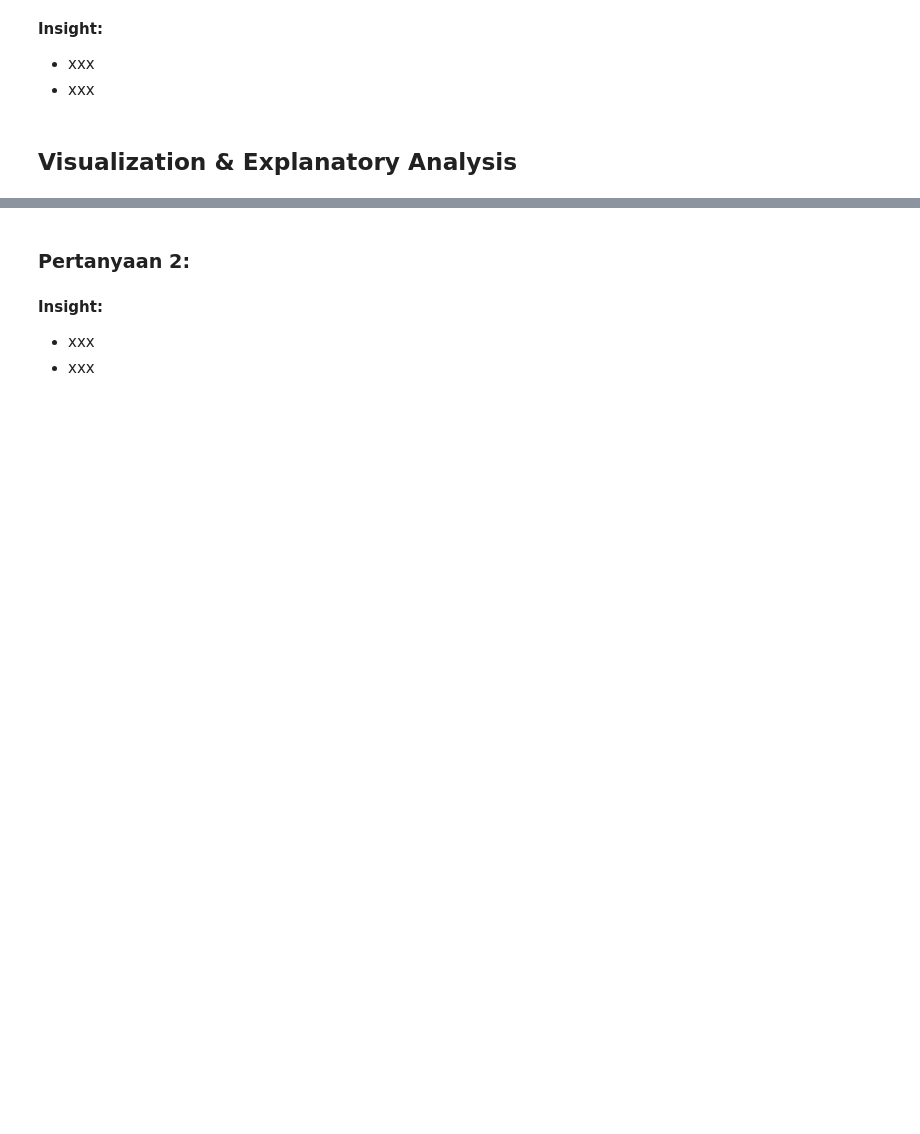
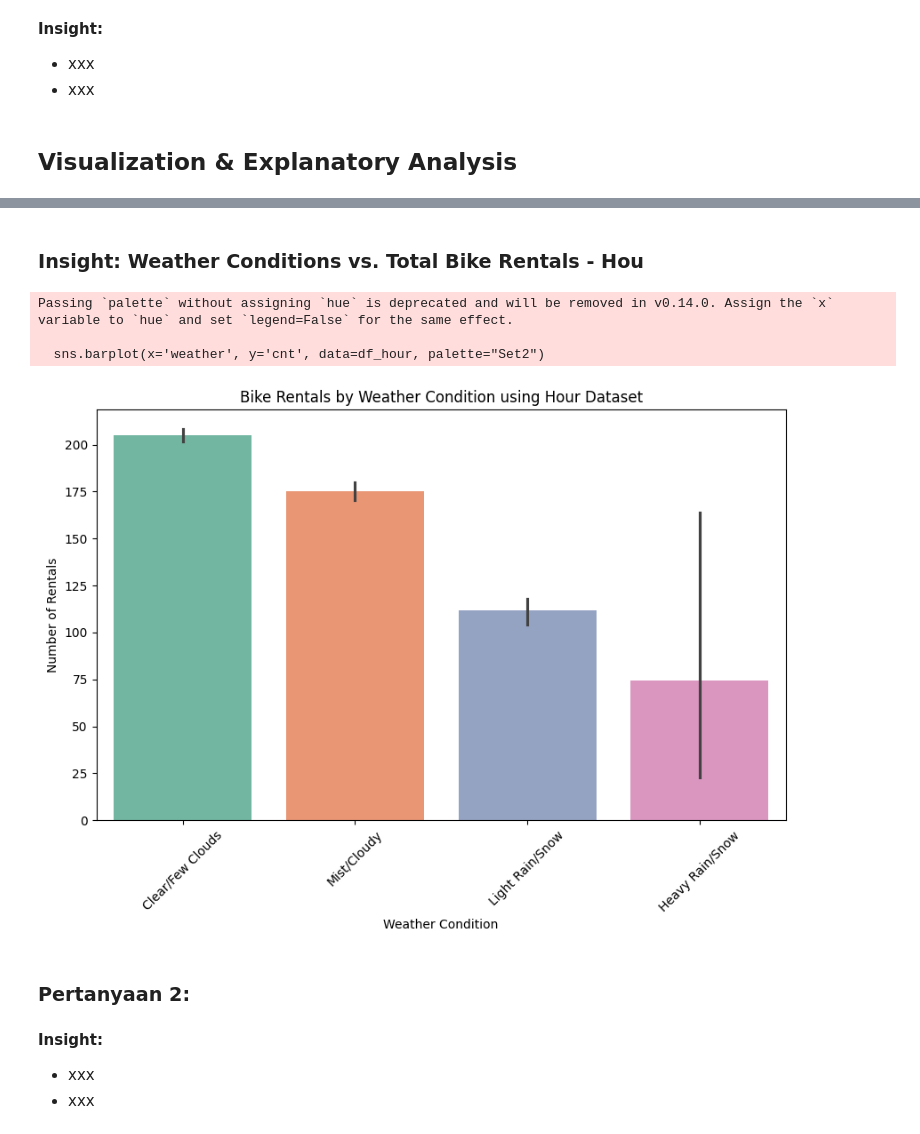
Before and after one commit to NukhuGama/Basic-Data-Analyst-Last-Project, a Jupyter notebook: Proyek_Analisis_Data.ipynb, the cells around one changed output, grey strips where cells are left out. Drawn from its saved outputs; the diff is of its cells as text; code cells hidden in the pictures; blank space fills up the shorter version.

```diff
--- a/Proyek_Analisis_Data.ipynb
+++ b/Proyek_Analisis_Data.ipynb
@@ -251,3 +283,36 @@ df_day.groupby(by="weekday").agg({
+# %% [markdown]
+### Insight: Weather Conditions vs. Total Bike Rentals - Hou
+# %%
+# Assuming `data` is the original dataframe
+# Map weather conditions to readable labels
+import pandas as pd
+import matplotlib.pyplot as plt
+import seaborn as sns
+
+weather_mapping = {
+    1: 'Clear/Few Clouds',
+    2: 'Mist/Cloudy',
+    3: 'Light Rain/Snow',
+    4: 'Heavy Rain/Snow'
+}
+
+# Apply the mapping directly to the 'weathersit' column
+df_hour['weather'] = df_hour['weathersit'].map(weather_mapping)
+
+
+# Create a box plot to show the distribution of bike rentals by weather condition
+plt.figure(figsize=(10, 6))
+sns.barplot(x='weather', y='cnt', data=df_hour, palette="Set2")
+plt.title('Bike Rentals by Weather Condition using Hour Dataset')
+plt.xlabel('Weather Condition')
+plt.ylabel('Number of Rentals')
+plt.xticks(rotation=45)
+plt.show()
+# %% [output]
+Passing `palette` without assigning `hue` is deprecated and will be removed in v0.14.0. Assign the `x` variable to `hue` and set `legend=False` for the same effect.
+
+  sns.barplot(x='weather', y='cnt', data=df_hour, palette="Set2")
+[figure, added]
 # %% [markdown]
 ### Pertanyaan 2:
 # %% [markdown]
```
Also changed, not shown: parts of 4 cells of this notebook, 4 other files.
